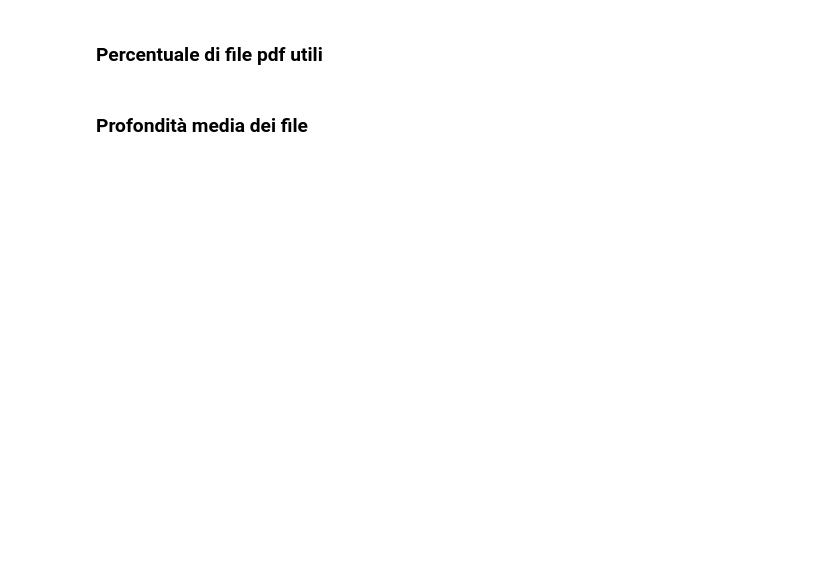
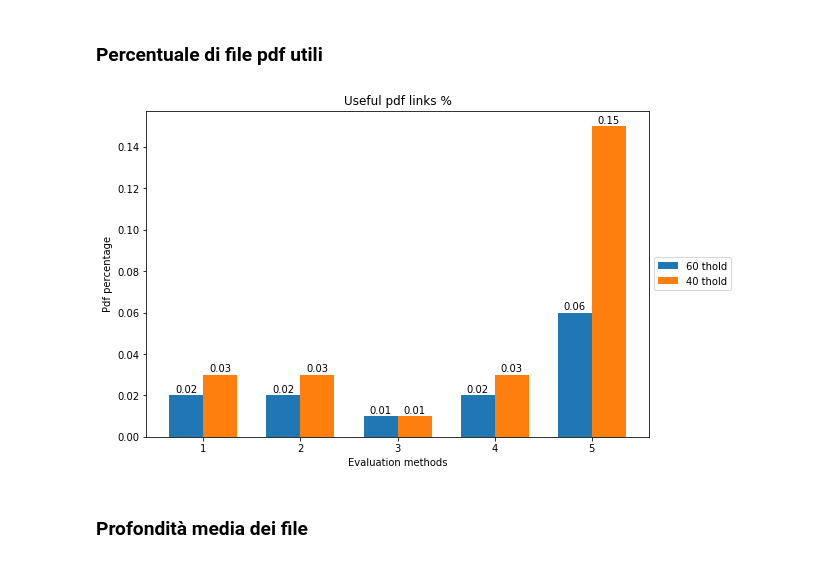
Before and after one commit to tomfran/sustainability_reports_analysis, a Jupyter notebook: notebook.ipynb, the cells around one changed output. Saved outputs shown, nothing was run; the diff lists cells and outputs as text; code cells hidden in the pictures; blank space fills up the shorter version.

```diff
--- a/notebook.ipynb
+++ b/notebook.ipynb
@@ -163,2 +178,8 @@ Ritengo che si possa accettare uno scenario del genere per il momento, per poi g
+# %%
+i = 3
+generate_plot(i, stp)
+plt.show()
+# %% [output]
+[figure, added]
 # %% [markdown]
 ### Profondità media dei file
```
Also changed, not shown: parts of 14 cells of this notebook, 31 other files.
